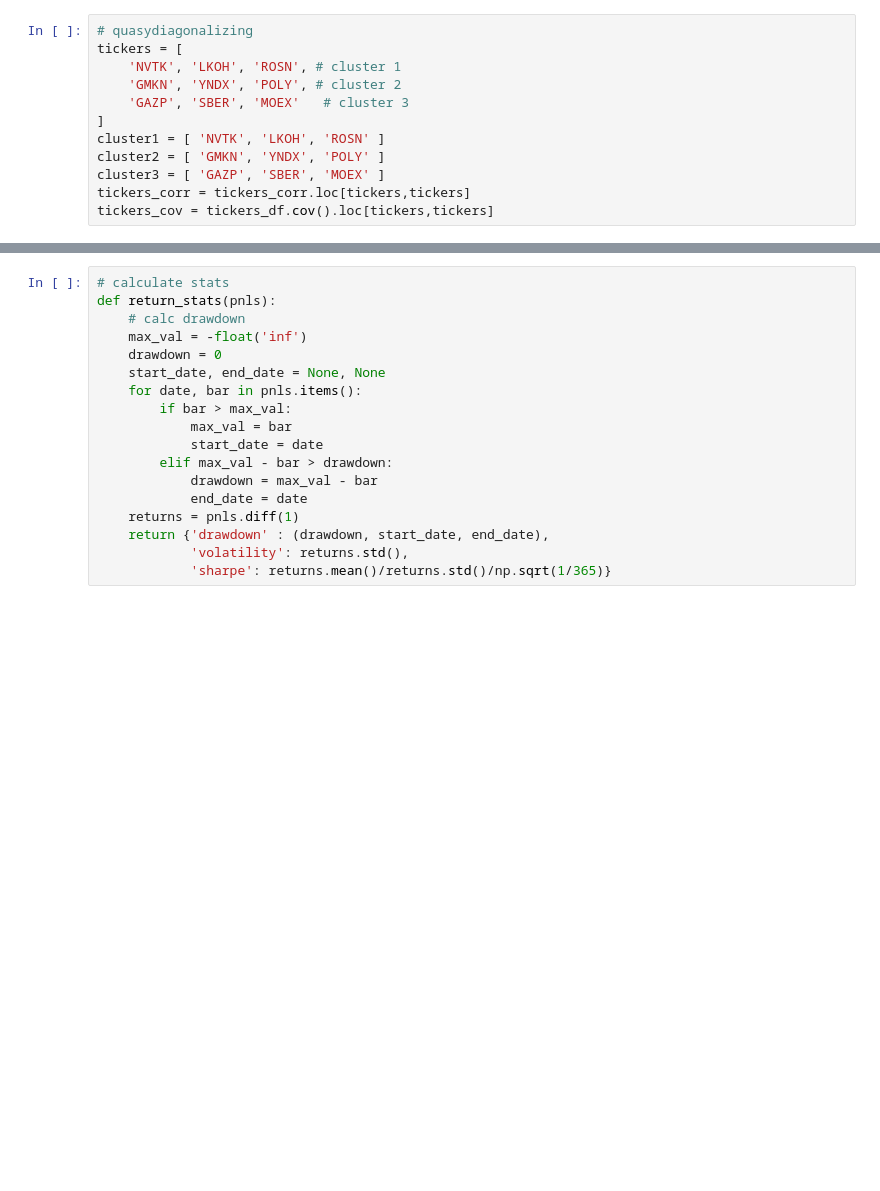
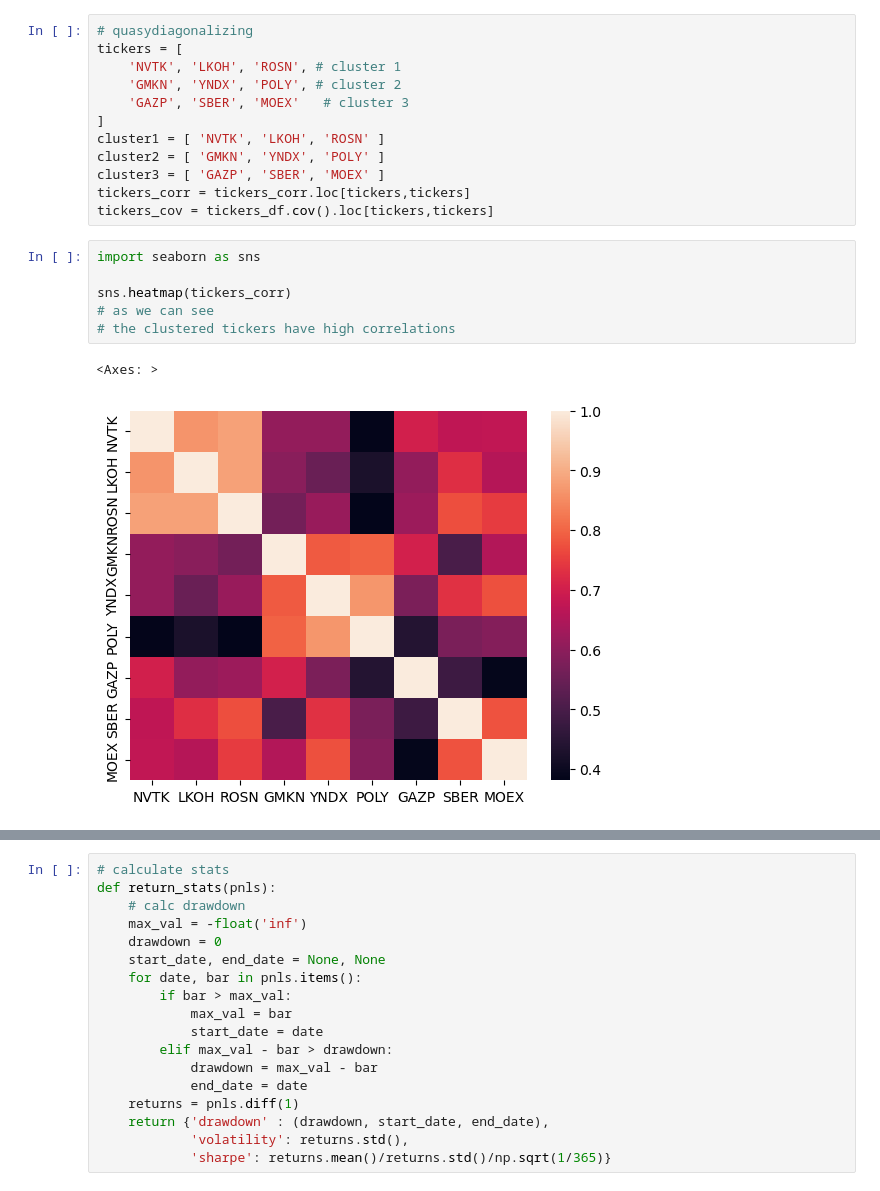
Before and after one commit to dmtrpolovnikov/network_analysis, a Jupyter notebook: practice_7.ipynb, the cells around one changed output, grey strips where cells are left out. Saved outputs shown, nothing was run; the diff lists cells and outputs as text; blank space fills up the shorter version.

```diff
--- a/practice_7.ipynb
+++ b/practice_7.ipynb
@@ -450,6 +450,15 @@ cluster2 = [ 'GMKN', 'YNDX', 'POLY' ]
 cluster3 = [ 'GAZP', 'SBER', 'MOEX' ]
 tickers_corr = tickers_corr.loc[tickers,tickers]
 tickers_cov = tickers_df.cov().loc[tickers,tickers]
+# %%
+import seaborn as sns
+
+sns.heatmap(tickers_corr)
+# as we can see
+# the clustered tickers have high correlations
+# %% [output]
+<Axes: >
+[figure, added]
 # %%
 # recursive division
 portfolio = tickers
```
Also changed, not shown: parts of 4 cells of this notebook.
